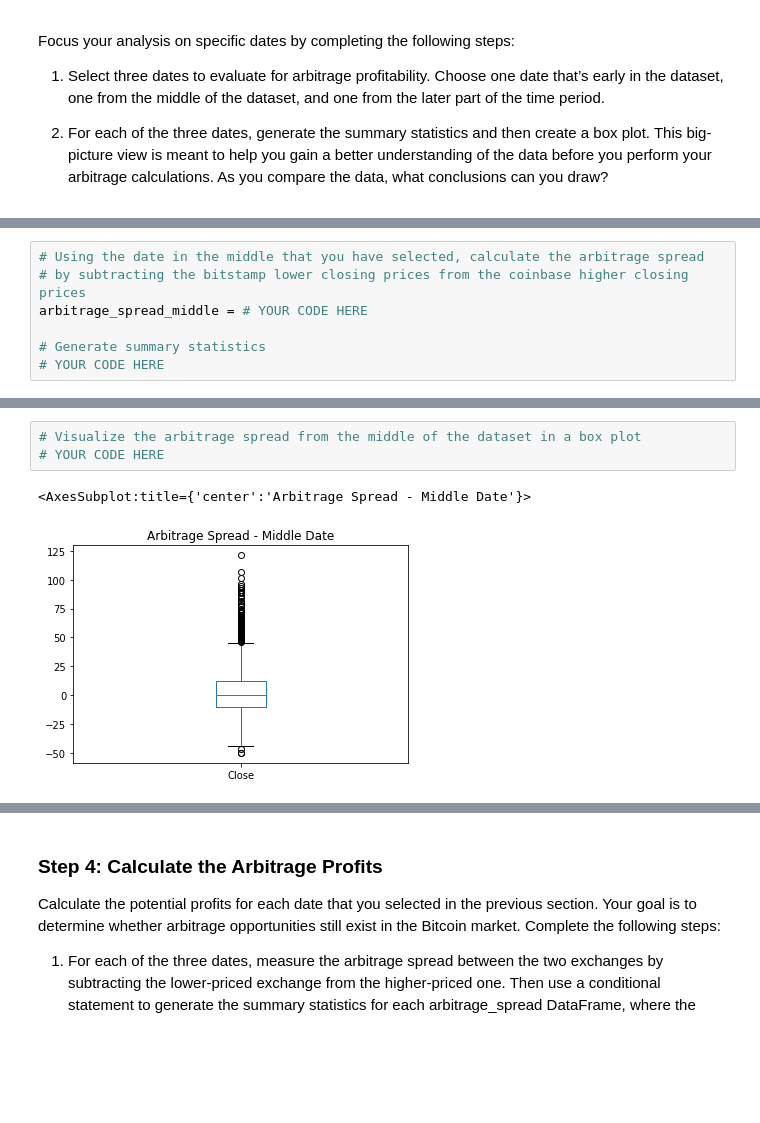
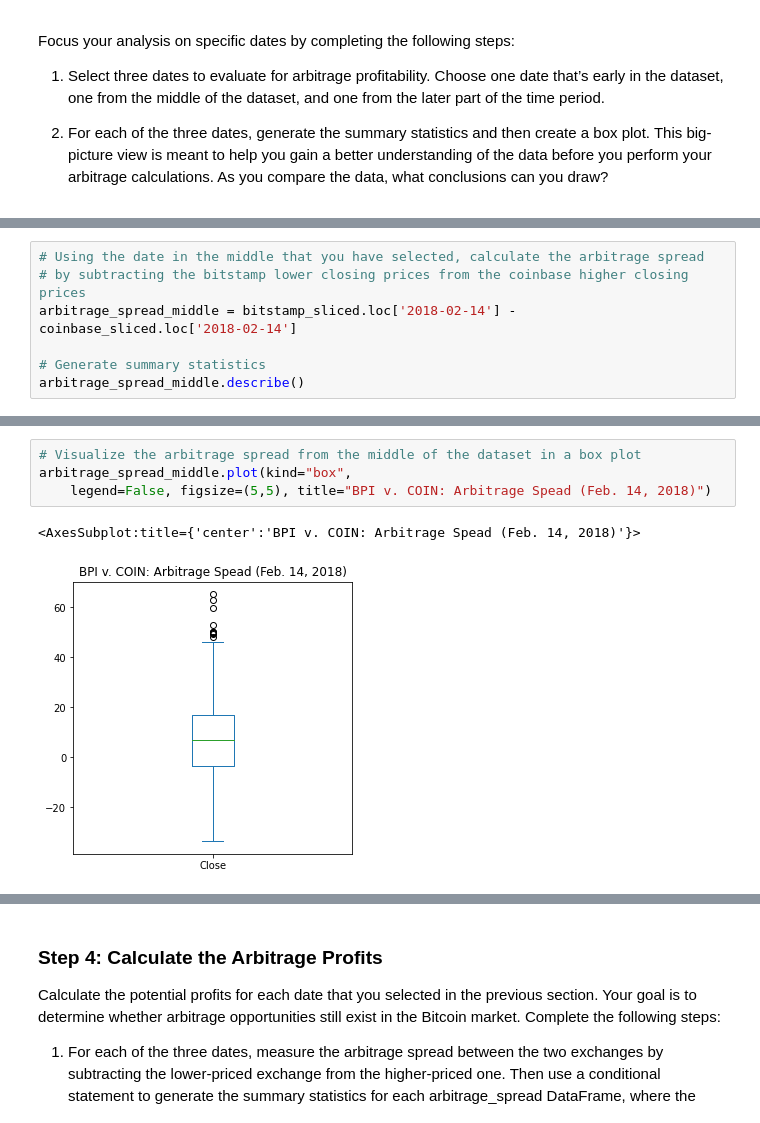
Before and after one commit to ALovettII/3-challenge, a Jupyter notebook: crypto_arbitrage.ipynb, the cells around one changed output, grey strips where cells are left out. Cells and saved outputs as stored; diff of their text form; blank space fills up the shorter version.

```diff
--- a/crypto_arbitrage.ipynb
+++ b/crypto_arbitrage.ipynb
@@ -330,8 +337,8 @@ Name: Close, dtype: float64
 # %%
 # Using the date in the middle that you have selected, calculate the arbitrage spread
 # by subtracting the bitstamp lower closing prices from the coinbase higher closing prices
-arbitrage_spread_middle = # YOUR CODE HERE
+arbitrage_spread_middle = bitstamp_sliced.loc['2018-02-14'] - coinbase_sliced.loc['2018-02-14']
 
 # Generate summary statistics
-# YOUR CODE HERE
+arbitrage_spread_middle.describe()
 # %% [output]
@@ -346,10 +353,11 @@ max       121.320000
 Name: Close, dtype: float64
 # %%
 # Visualize the arbitrage spread from the middle of the dataset in a box plot
-# YOUR CODE HERE
+arbitrage_spread_middle.plot(kind="box",
+    legend=False, figsize=(5,5), title="BPI v. COIN: Arbitrage Spead (Feb. 14, 2018)")
 # %% [output]
-<AxesSubplot:title={'center':'Arbitrage Spread - Middle Date'}>
+<AxesSubplot:title={'center':'BPI v. COIN: Arbitrage Spead (Feb. 14, 2018)'}>
-[figure, old version]
+[figure, new version]
 # %%
 # Create an overlay plot that visualizes the two dataframes over a period of one day from late in the dataset.
 # Be sure that the plots include the parameters `legend`, `figsize`, `title`, `color` and `label`
```
Also changed, not shown: parts of 8 cells of this notebook.
